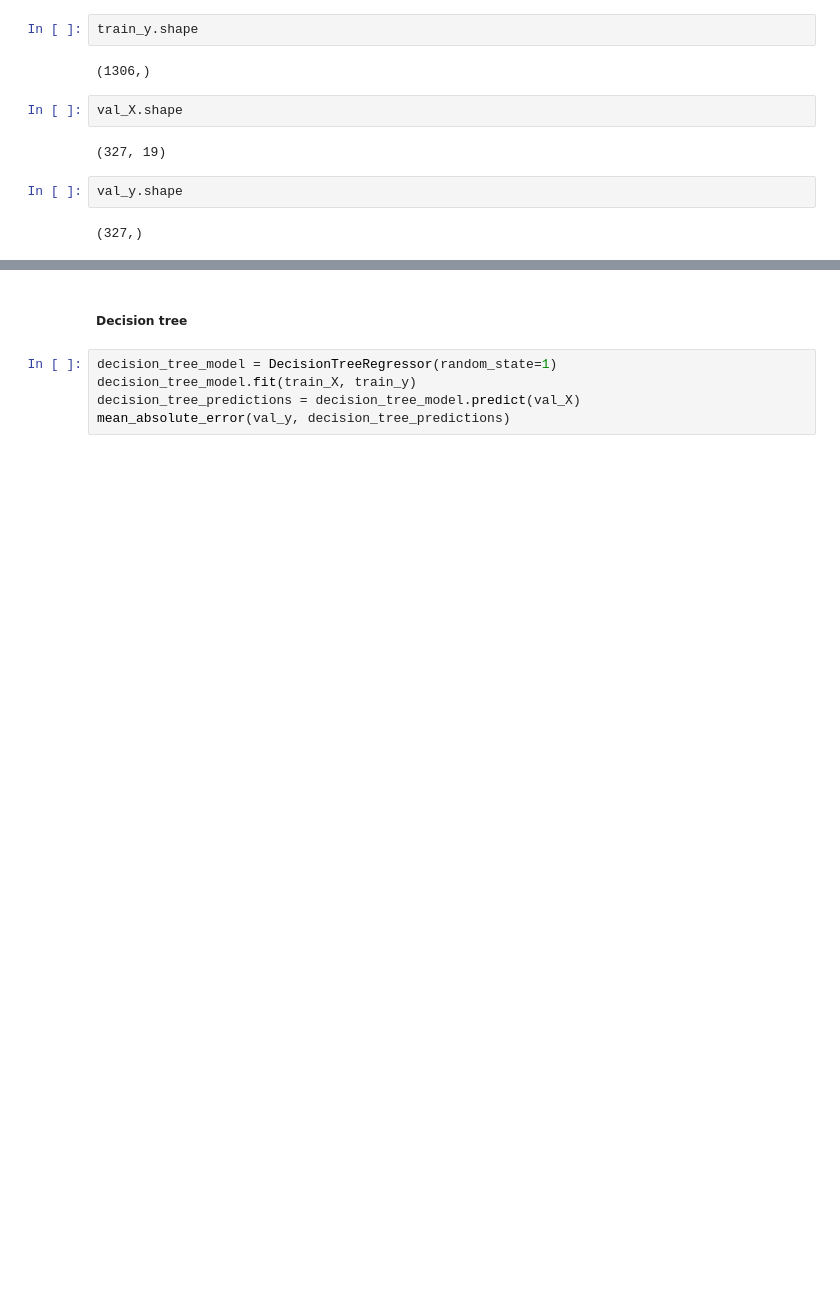
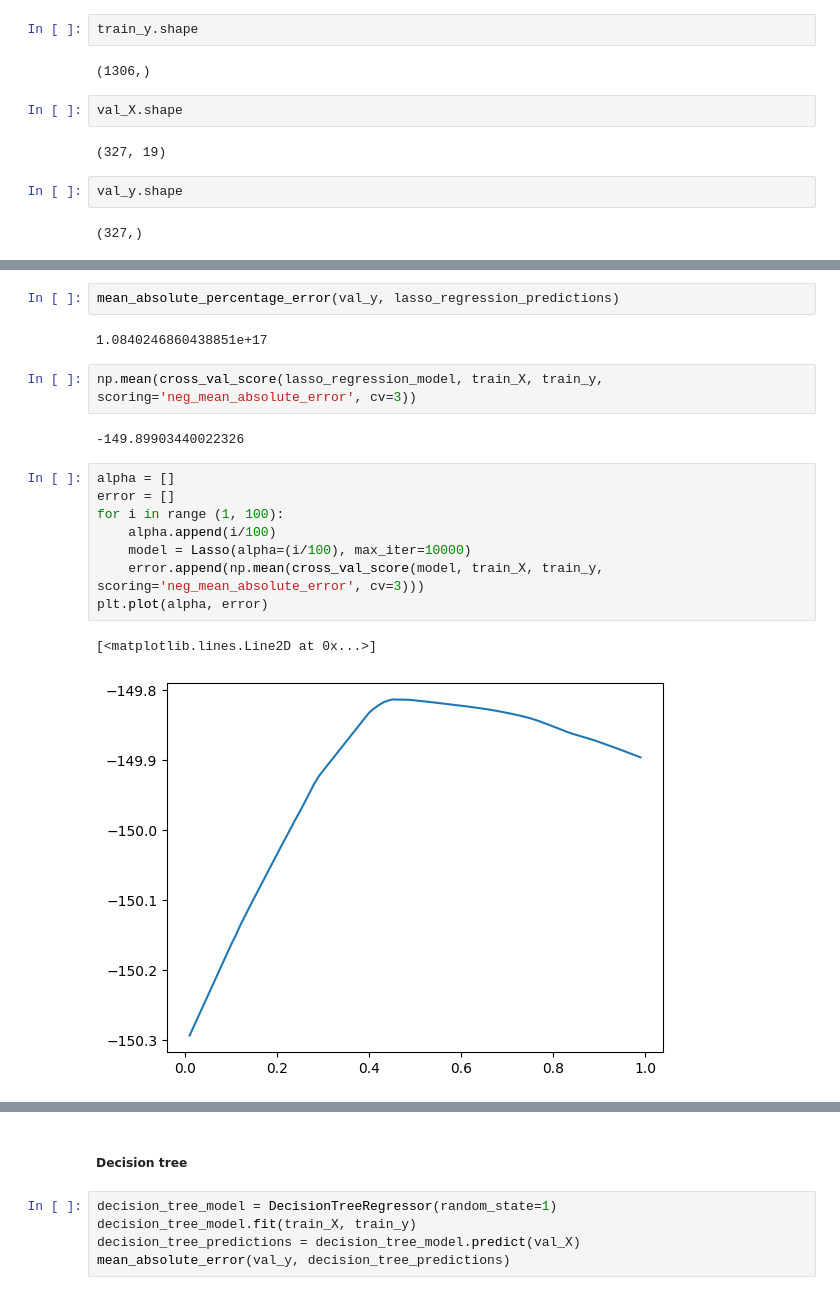
Before and after one commit to tgomesjuliana/ds-crossfit-games-competitions, a Jupyter notebook: model_building.ipynb, the cells around one changed output, grey strips where cells are left out. Saved outputs shown, nothing was run; the diff lists cells and outputs as text; blank space fills up the shorter version.

```diff
--- a/model_building.ipynb
+++ b/model_building.ipynb
@@ -75,0 +145,19 @@ val_y.shape
+# %%
+mean_absolute_percentage_error(val_y, lasso_regression_predictions)
+# %% [output]
+1.0840246860438851e+17
+# %%
+np.mean(cross_val_score(lasso_regression_model, train_X, train_y, scoring='neg_mean_absolute_error', cv=3))
+# %% [output]
+-149.89903440022326
+# %%
+alpha = []
+error = []
+for i in range (1, 100):
+    alpha.append(i/100)
+    model = Lasso(alpha=(i/100), max_iter=10000)
+    error.append(np.mean(cross_val_score(model, train_X, train_y, scoring='neg_mean_absolute_error', cv=3)))
+plt.plot(alpha, error)
+# %% [output]
+[<matplotlib.lines.Line2D at 0x...>]
+[figure, added]
```
Also changed, not shown: parts of 25 cells of this notebook, 4 other files.
